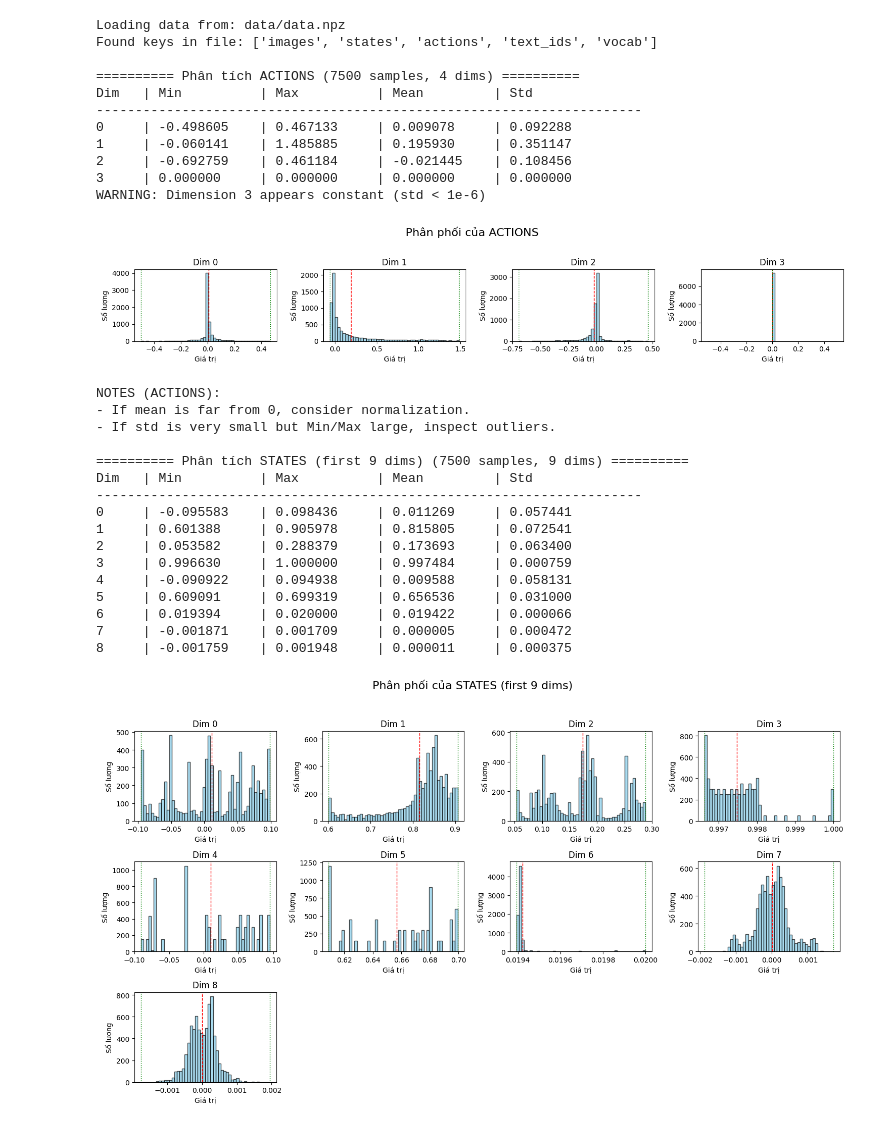
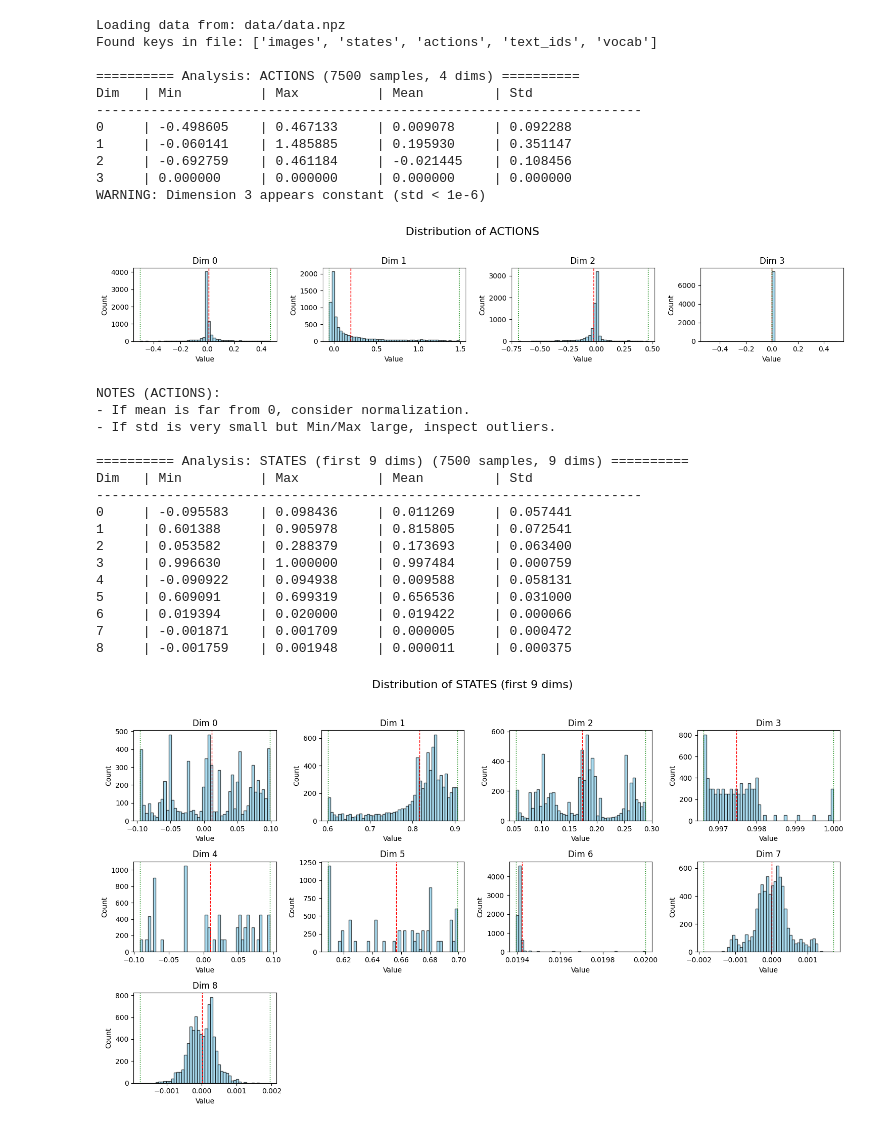
Before and after one commit to Tonmanhkien/VLA_project, a Jupyter notebook: test.ipynb, the cells around one changed output. Saved outputs shown, nothing was run; the diff lists cells and outputs as text; code cells hidden in the pictures.

Commit message:
action_checking

```diff
--- a/test.ipynb
+++ b/test.ipynb
@@ -6,17 +6,17 @@ import os
 
 def analyze_distribution(data, name="Data"):
     """
-    Vẽ histogram và in thống kê cơ bản của dữ liệu.
-    data: (N, Dim) hoặc (N,) -> sẽ được xử lý thành (N, Dim)
+    Plot histograms and print basic statistics for the given data.
+    Accepts arrays shaped (N, Dim) or (N,) -> converts to (N, Dim).
     """
     data = np.asarray(data)
     if data.ndim == 1:
         data = data.reshape(-1, 1)
 
     N, Dim = data.shape
-    print(f"\n{'='*10} Phân tích {name} ({N} samples, {Dim} dims) {'='*10}")
+    print(f"\n{'='*10} Analysis: {name} ({N} samples, {Dim} dims) {'='*10}")
 
-    # Tính thống kê
+    # Basic statistics
     d_min = data.min(axis=0)
     d_max = data.max(axis=0)
     d_mean = data.mean(axis=0)
@@ -29,26 +29,27 @@ def analyze_distribution(data, name="Data"):
         if d_std[i] < 1e-6:
             print(f"WARNING: Dimension {i} appears constant (std < 1e-6)")
 
-    # Vẽ histogram cho các chiều (tối đa 12 chiều để tránh quá tải)
+    # Plot histograms for up to 12 dimensions to avoid overcrowding
     plot_dims = min(Dim, 12)
     cols = 4
     rows = (plot_dims + cols - 1) // cols
 
     fig, axes = plt.subplots(rows, cols, figsize=(15, 3 * rows))
-    fig.suptitle(f'Phân phối của {name}', fontsize=16)
+    fig.suptitle(f'Distribution of {name}', fontsize=16)
     axes = np.array(axes).reshape(-1)
 
     for i in range(plot_dims):
         ax = axes[i]
         ax.hist(data[:, i], bins=50, color='skyblue', edgecolor='black', alpha=0.7)
         ax.set_title(f'Dim {i}')
-        ax.set_xlabel('Giá trị')
-        ax.set_ylabel('Số lượng')
+        ax.set_xlabel('Value')
+        ax.set_ylabel('Count')
+        # Mean and min/max markers
         ax.axvline(d_mean[i], color='red', linestyle='dashed', linewidth=1)
         ax.axvline(d_min[i], color='green', linestyle='dotted', linewidth=1)
         ax.axvline(d_max[i], color='green', linestyle='dotted', linewidth=1)
 
-    # Ẩn các subplot thừa
+    # Hide unused subplots
     for j in range(plot_dims, len(axes)):
         axes[j].axis('off')
 
@@ -57,7 +58,7 @@ def analyze_distribution(data, name="Data"):
 
 
 def main(data_path="data/data.npz"):
-    """Load and visualize data distribution"""
+    """Load and visualize collected data from a .npz file."""
     if not os.path.exists(data_path):
         print(f"ERROR: File not found: {data_path}")
         return
@@ -65,57 +66,52 @@ def main(data_path="data/data.npz"):
     print(f"Loading data from: {data_path}")
     raw = np.load(data_path, allow_pickle=True)
 
-    # Convert loaded npz to a dict-like access (keys in raw.files)
     keys = list(raw.files)
     print(f"Found keys in file: {keys}")
 
     # 1) Actions
     if 'actions' in raw.files:
-        actions = raw['actions']
+        actions = np.asarray(raw['actions'])
         # Ensure shape (N, D)
-        actions = np.asarray(actions)
         if actions.ndim == 1:
             actions = actions.reshape(-1, 1)
         analyze_distribution(actions, name="ACTIONS")
         print("\nNOTES (ACTIONS):")
         print("- If mean is far from 0, consider normalization.")
         print("- If std is very small but Min/Max large, inspect outliers.")
-
     else:
         print("No 'actions' key found in the data file.")
 
     # 2) States
     if 'states' in raw.files:
-        states = raw['states']
-        states = np.asarray(states)
+        states = np.asarray(raw['states'])
         if states.ndim == 2 and states.shape[1] >= 9:
             analyze_distribution(states[:, :9], name="STATES (first 9 dims)")
         else:
             analyze_distribution(states, name="STATES")
     else:
         print("No 'states' key found in the data file.")
 
 
-# Call main in notebook
 main()
 # %% [output]
 Loading data from: data/data.npz
 Found keys in file: ['images', 'states', 'actions', 'text_ids', 'vocab']
 
-========== Phân tích ACTIONS (7500 samples, 4 dims) ==========
+========== Analysis: ACTIONS (7500 samples, 4 dims) ==========
 Dim   | Min          | Max          | Mean         | Std
 ----------------------------------------------------------------------
 0     | -0.498605    | 0.467133     | 0.009078     | 0.092288
 1     | -0.060141    | 1.485885     | 0.195930     | 0.351147
 2     | -0.692759    | 0.461184     | -0.021445    | 0.108456
 3     | 0.000000     | 0.000000     | 0.000000     | 0.000000
 WARNING: Dimension 3 appears constant (std < 1e-6)
-[figure, old version]
+[figure, new version]
 NOTES (ACTIONS):
 - If mean is far from 0, consider normalization.
 - If std is very small but Min/Max large, inspect outliers.
 
-========== Phân tích STATES (first 9 dims) (7500 samples, 9 dims) ==========
+========== Analysis: STATES (first 9 dims) (7500 samples, 9 dims) ==========
 Dim   | Min          | Max          | Mean         | Std
 ----------------------------------------------------------------------
 0     | -0.095583    | 0.098436     | 0.011269     | 0.057441
@@ -127,4 +123,4 @@ Dim   | Min          | Max          | Mean         | Std
 6     | 0.019394     | 0.020000     | 0.019422     | 0.000066
 7     | -0.001871    | 0.001709     | 0.000005     | 0.000472
 8     | -0.001759    | 0.001948     | 0.000011     | 0.000375
-[figure, old version]
+[figure, new version]
```
